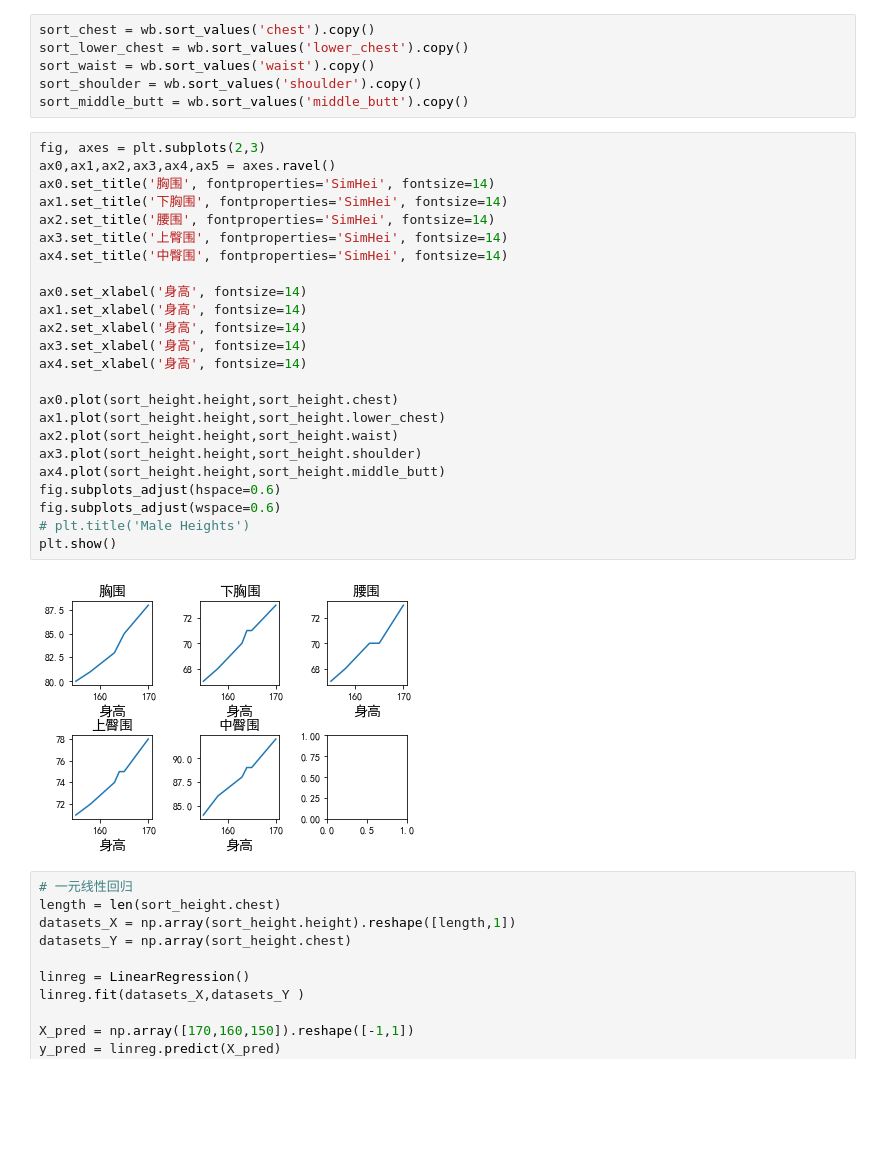
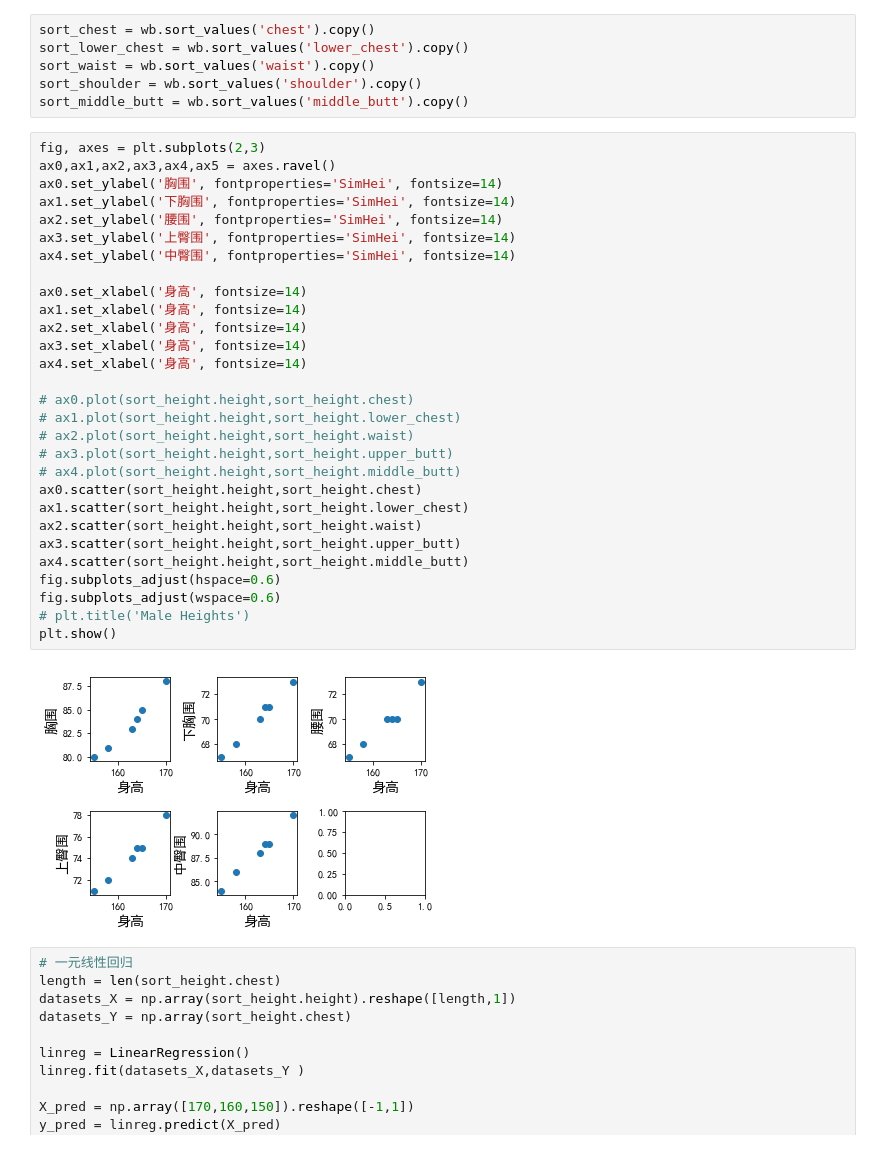
Before and after one commit to GZBlade/notebooks, a Jupyter notebook: practice/workout.ipynb, the cells around one changed output. Drawn from its saved outputs; the diff is of its cells as text; blank space fills up the shorter version.

```diff
--- a/practice/workout.ipynb
+++ b/practice/workout.ipynb
@@ -104,29 +105,34 @@ sort_middle_butt = wb.sort_values('middle_butt').copy()
 # %%
 fig, axes = plt.subplots(2,3)
 ax0,ax1,ax2,ax3,ax4,ax5 = axes.ravel()
-ax0.set_title('胸围', fontproperties='SimHei', fontsize=14)
-ax1.set_title('下胸围', fontproperties='SimHei', fontsize=14)
-ax2.set_title('腰围', fontproperties='SimHei', fontsize=14)
-ax3.set_title('上臀围', fontproperties='SimHei', fontsize=14)
-ax4.set_title('中臀围', fontproperties='SimHei', fontsize=14)
+ax0.set_ylabel('胸围', fontproperties='SimHei', fontsize=14)
+ax1.set_ylabel('下胸围', fontproperties='SimHei', fontsize=14)
+ax2.set_ylabel('腰围', fontproperties='SimHei', fontsize=14)
+ax3.set_ylabel('上臀围', fontproperties='SimHei', fontsize=14)
+ax4.set_ylabel('中臀围', fontproperties='SimHei', fontsize=14)
 
 ax0.set_xlabel('身高', fontsize=14)
 ax1.set_xlabel('身高', fontsize=14)
 ax2.set_xlabel('身高', fontsize=14)
 ax3.set_xlabel('身高', fontsize=14)
 ax4.set_xlabel('身高', fontsize=14)
 
-ax0.plot(sort_height.height,sort_height.chest)
-ax1.plot(sort_height.height,sort_height.lower_chest)
-ax2.plot(sort_height.height,sort_height.waist)
-ax3.plot(sort_height.height,sort_height.shoulder)
-ax4.plot(sort_height.height,sort_height.middle_butt)
+# ax0.plot(sort_height.height,sort_height.chest)
+# ax1.plot(sort_height.height,sort_height.lower_chest)
+# ax2.plot(sort_height.height,sort_height.waist)
+# ax3.plot(sort_height.height,sort_height.upper_butt)
+# ax4.plot(sort_height.height,sort_height.middle_butt)
+ax0.scatter(sort_height.height,sort_height.chest)
+ax1.scatter(sort_height.height,sort_height.lower_chest)
+ax2.scatter(sort_height.height,sort_height.waist)
+ax3.scatter(sort_height.height,sort_height.upper_butt)
+ax4.scatter(sort_height.height,sort_height.middle_butt)
 fig.subplots_adjust(hspace=0.6)
 fig.subplots_adjust(wspace=0.6)
 # plt.title('Male Heights')
 plt.show()
 # %% [output]
-[figure, old version]
+[figure, new version]
 # %%
 # 一元线性回归
 length = len(sort_height.chest)
```
Also changed, not shown: parts of 6 cells of this notebook.
